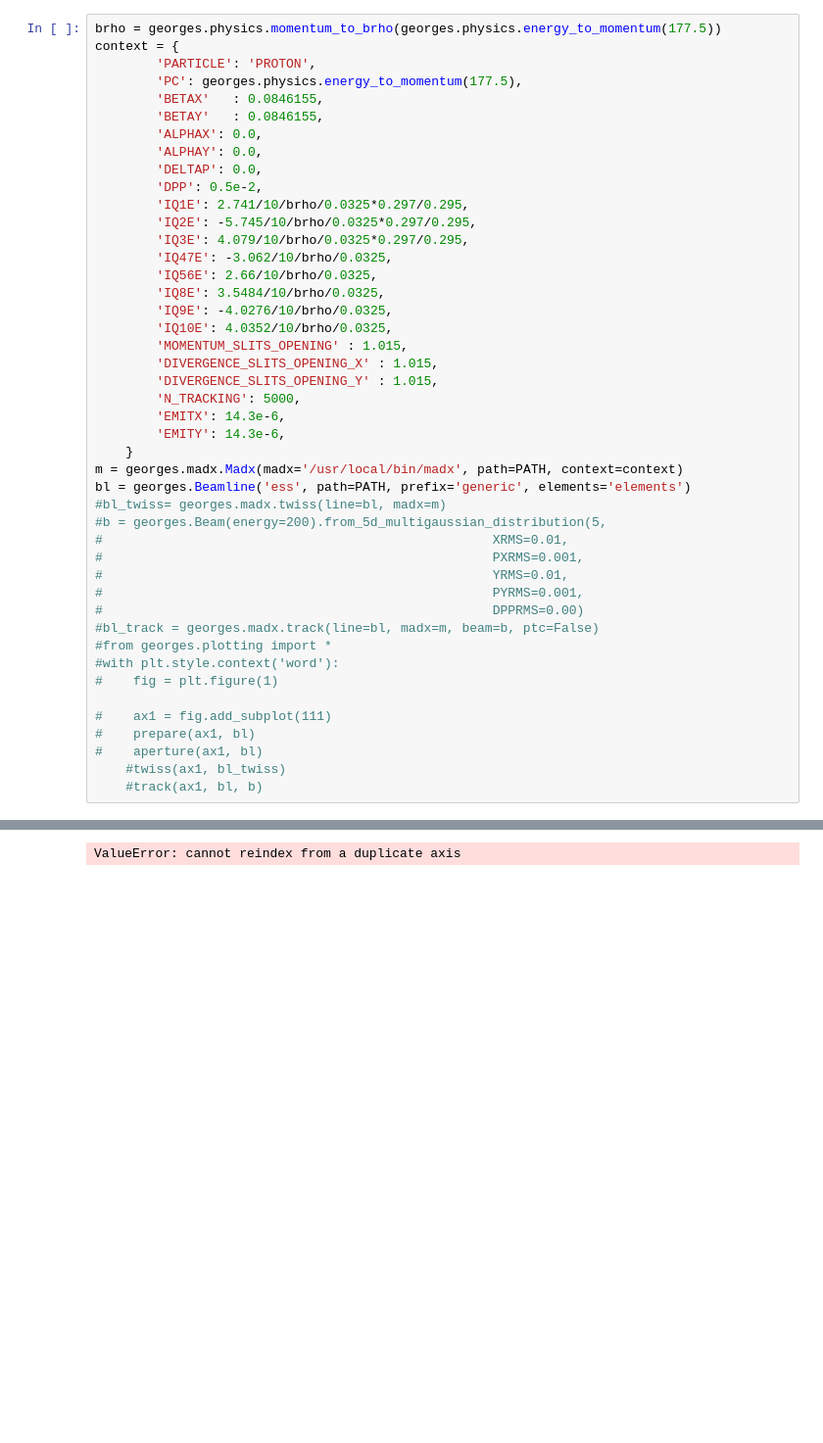
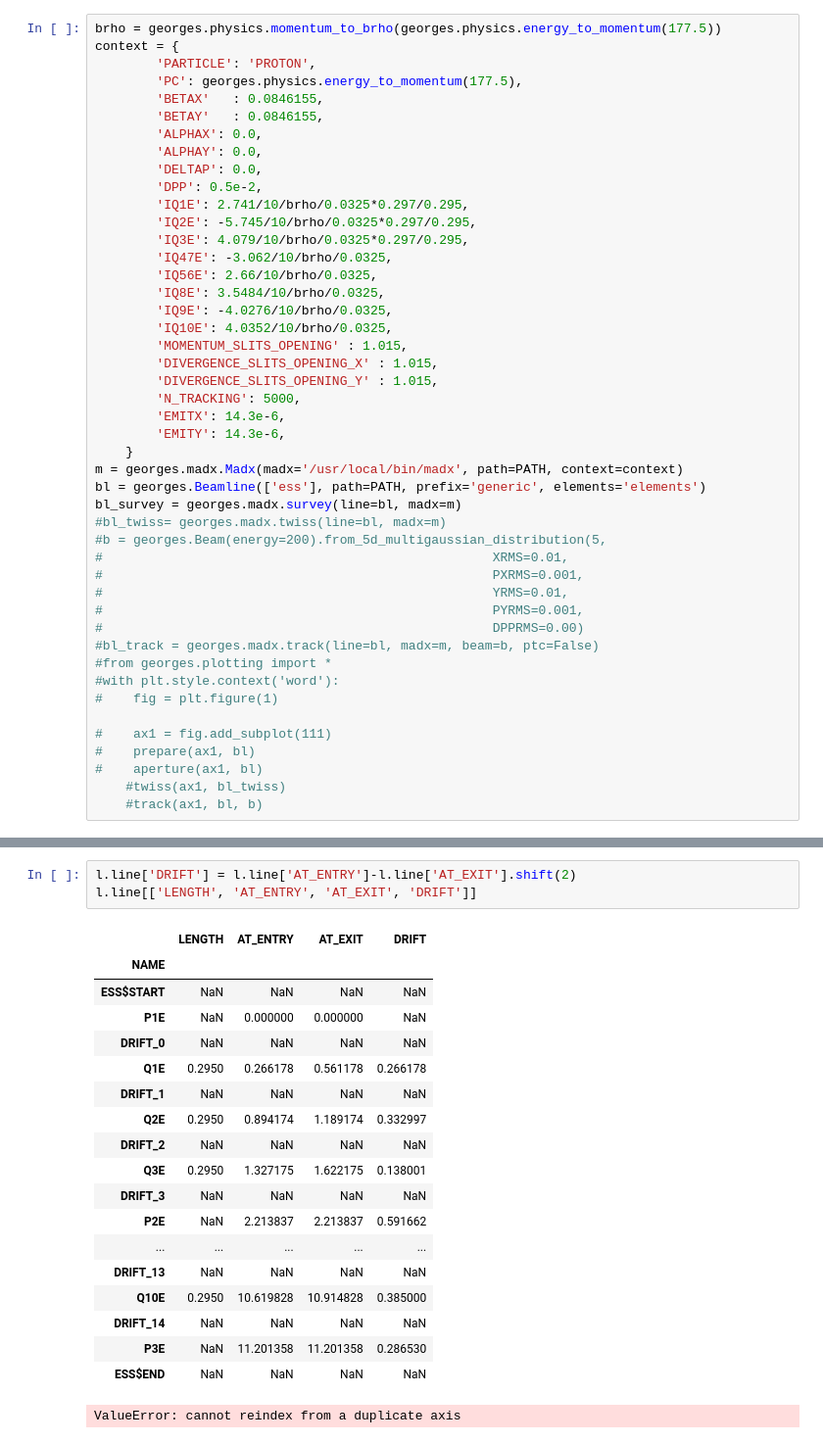
Before and after one commit to ULB-Metronu/georges, a Jupyter notebook: examples/Example Georges.ipynb, the cells around one changed output, grey strips where cells are left out. Shown: that part at 98% size. Saved outputs shown, nothing was run; the diff lists cells and outputs as text; blank space fills up the shorter version.

```diff
--- a/examples/Example Georges.ipynb
+++ b/examples/Example Georges.ipynb
@@ -43,7 +41,8 @@ context = {
         'EMITY': 14.3e-6,
     }
 m = georges.madx.Madx(madx='/usr/local/bin/madx', path=PATH, context=context)
-bl = georges.Beamline('ess', path=PATH, prefix='generic', elements='elements')
+bl = georges.Beamline(['ess'], path=PATH, prefix='generic', elements='elements')
+bl_survey = georges.madx.survey(line=bl, madx=m)
 #bl_twiss= georges.madx.twiss(line=bl, madx=m)
 #b = georges.Beam(energy=200).from_5d_multigaussian_distribution(5,
 #                                                   XRMS=0.01,
@@ -88,3 +105,25 @@ l.line
+# %%
+l.line['DRIFT'] = l.line['AT_ENTRY']-l.line['AT_EXIT'].shift(2)
+l.line[['LENGTH', 'AT_ENTRY', 'AT_EXIT', 'DRIFT']]
+# %% [output]
+|  | LENGTH | AT_ENTRY | AT_EXIT | DRIFT |
+| NAME |  |  |  |  |
+| ESS$START | NaN | NaN | NaN | NaN |
+| P1E | NaN | 0.000000 | 0.000000 | NaN |
+| DRIFT_0 | NaN | NaN | NaN | NaN |
+| Q1E | 0.2950 | 0.266178 | 0.561178 | 0.266178 |
+| DRIFT_1 | NaN | NaN | NaN | NaN |
+| Q2E | 0.2950 | 0.894174 | 1.189174 | 0.332997 |
+| DRIFT_2 | NaN | NaN | NaN | NaN |
+| Q3E | 0.2950 | 1.327175 | 1.622175 | 0.138001 |
+| DRIFT_3 | NaN | NaN | NaN | NaN |
+| P2E | NaN | 2.213837 | 2.213837 | 0.591662 |
+| ... | ... | ... | ... | ... |
+| DRIFT_13 | NaN | NaN | NaN | NaN |
+| Q10E | 0.2950 | 10.619828 | 10.914828 | 0.385000 |
+| DRIFT_14 | NaN | NaN | NaN | NaN |
+| P3E | NaN | 11.201358 | 11.201358 | 0.286530 |
+| ESS$END | NaN | NaN | NaN | NaN |
 # %%
 # %% [output]
 ValueError: cannot reindex from a duplicate axis
```
Also changed, not shown: parts of 6 cells of this notebook.
